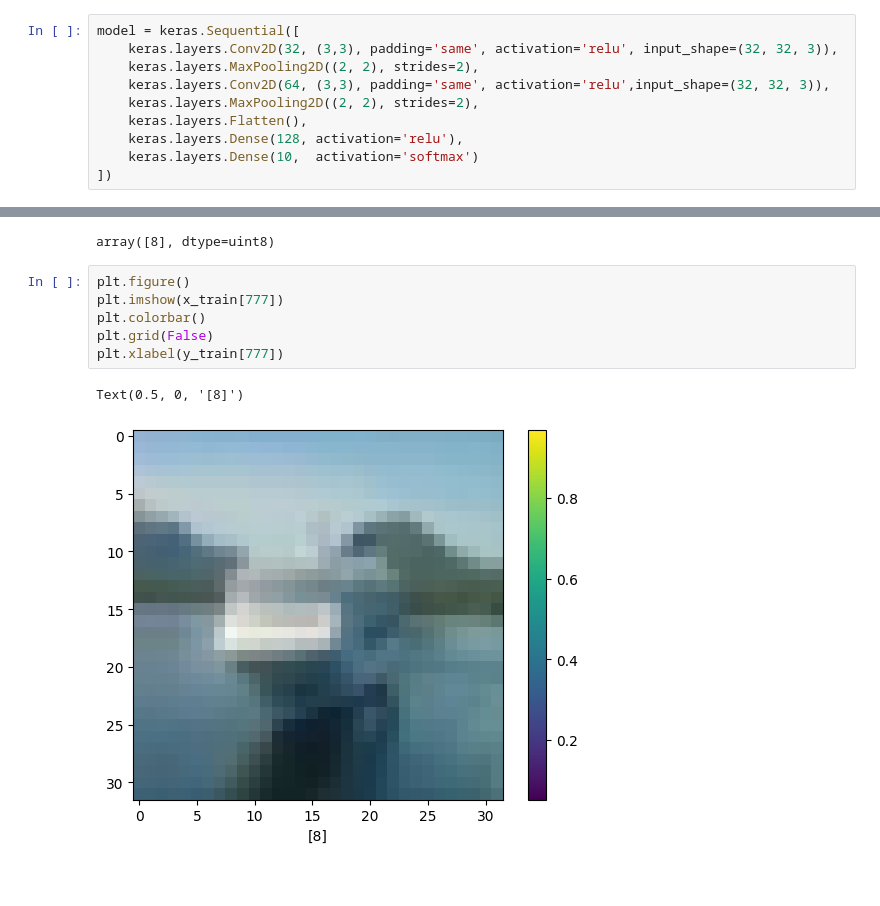
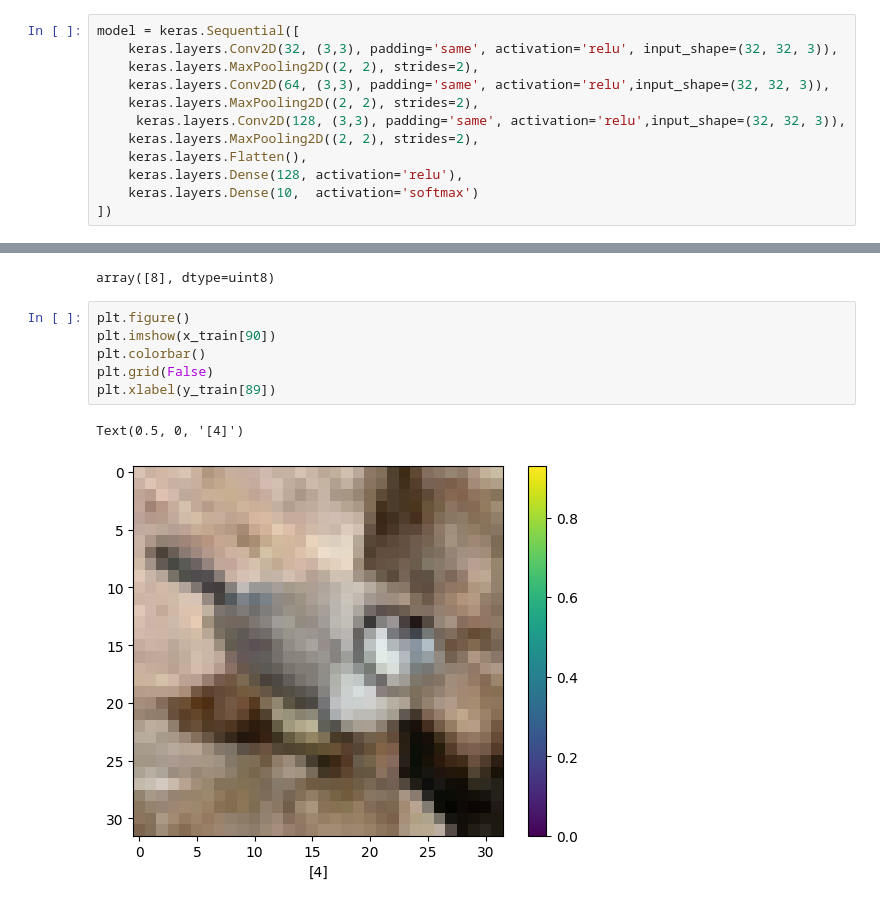
Before and after one commit to kirflex/CV3, a Jupyter notebook: "nn_mnist_2_ipynb".ipynb, the cells around one changed output, grey strips where cells are left out. Cells and saved outputs as stored; diff of their text form.

```diff
--- a/"nn_mnist_2_ipynb".ipynb
+++ b/"nn_mnist_2_ipynb".ipynb
@@ -53,6 +53,8 @@ model = keras.Sequential([
     keras.layers.MaxPooling2D((2, 2), strides=2),
     keras.layers.Conv2D(64, (3,3), padding='same', activation='relu',input_shape=(32, 32, 3)),
     keras.layers.MaxPooling2D((2, 2), strides=2),
+     keras.layers.Conv2D(128, (3,3), padding='same', activation='relu',input_shape=(32, 32, 3)),
+    keras.layers.MaxPooling2D((2, 2), strides=2),
     keras.layers.Flatten(),
     keras.layers.Dense(128, activation='relu'),
     keras.layers.Dense(10,  activation='softmax')
@@ -112,10 +130,10 @@ y_train[777]
 array([8], dtype=uint8)
 # %%
 plt.figure()
-plt.imshow(x_train[777])
+plt.imshow(x_train[90])
 plt.colorbar()
 plt.grid(False)
-plt.xlabel(y_train[777])
+plt.xlabel(y_train[89])
 # %% [output]
-Text(0.5, 0, '[8]')
+Text(0.5, 0, '[4]')
-[figure, old version]
+[figure, new version]
```
Also changed, not shown: parts of 6 cells of this notebook.
